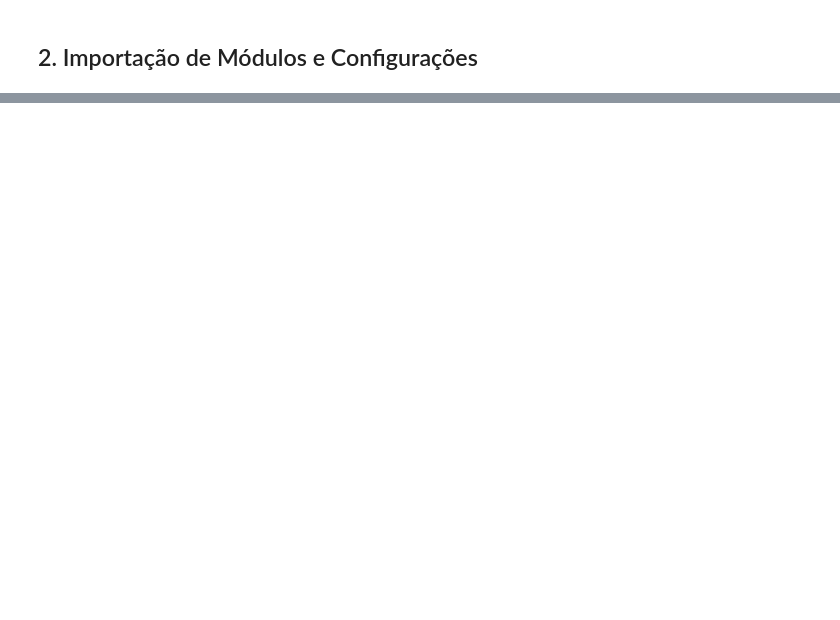
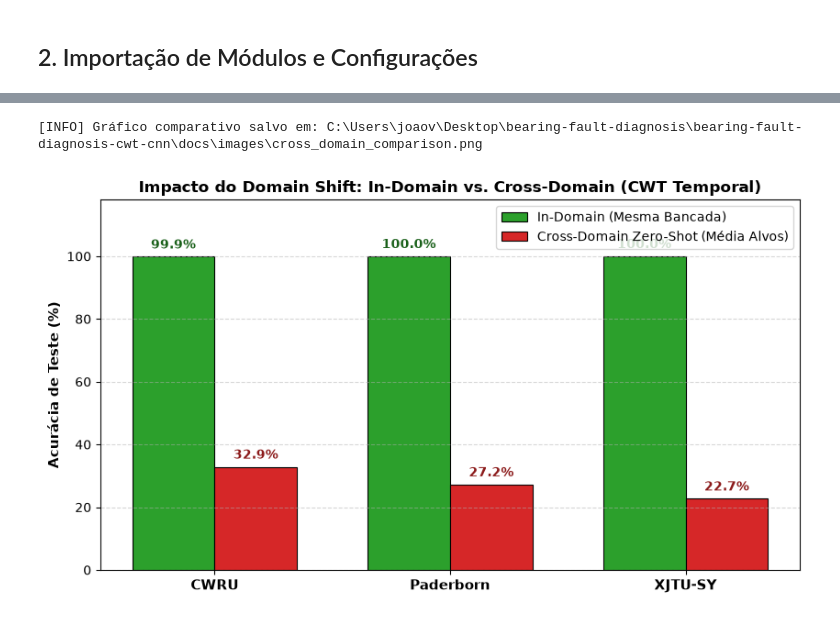
Before and after one commit to jvkauer/bearing-fault-diagnosis-cwt-cnn, a Jupyter notebook: notebooks/3_cross_domain/01_avaliacao_cruzada_tempo.ipynb, the cells around one changed output, grey strips where cells are left out. Drawn from its saved outputs; the diff is of its cells as text; code cells hidden in the pictures; blank space fills up the shorter version.

```diff
--- a/notebooks/3_cross_domain/01_avaliacao_cruzada_tempo.ipynb
+++ b/notebooks/3_cross_domain/01_avaliacao_cruzada_tempo.ipynb
@@ -264,35 +368,40 @@ Comparamos o desempenho quando o modelo é testado no mesmo domínio (*In-Domain
 # %%
-fig, ax = plt.subplots(figsize=(8, 4.5))
-labels_bar = ['CWRU Test Set', 'Paderborn Test Set']
-cwru_model_accs = [99.83, acc_cwru_on_paderborn]
-pad_model_accs = [acc_paderborn_on_cwru, 98.50]  # Ajuste com o valor real do treino de Paderborn
-
-x = np.arange(len(labels_bar))
+fig, ax = plt.subplots(figsize=(8.5, 4.8))
+x = np.arange(len(matrix_names))
 width = 0.35
 
-rects1 = ax.bar(x - width/2, cwru_model_accs, width, label='Modelo Treinado no CWRU', color='#1f77b4')
-rects2 = ax.bar(x + width/2, pad_model_accs, width, label='Modelo Treinado no Paderborn', color='#ff7f0e')
+in_domain_vals = [heat_matrix[i, i] for i in range(3)]
+cross_domain_vals = []
+for i in range(3):
+    cross_vals = [heat_matrix[i, j] for j in range(3) if i != j]
+    cross_domain_vals.append(np.mean(cross_vals))
 
-ax.set_ylabel('Acurácia no Teste (%)', fontweight='bold')
-ax.set_title('Impacto do Domain Shift: In-Domain vs. Cross-Domain Evaluation', fontweight='bold', fontsize=12)
+rects1 = ax.bar(x - width/2, in_domain_vals, width, label="In-Domain (Mesma Bancada)", color="#2ca02c", edgecolor="black", linewidth=0.8)
+rects2 = ax.bar(x + width/2, cross_domain_vals, width, label="Cross-Domain Zero-Shot (Média Alvos)", color="#d62728", edgecolor="black", linewidth=0.8)
+
+ax.set_ylabel("Acurácia de Teste (%)", fontweight="bold", fontsize=11)
+ax.set_title("Impacto do Domain Shift: In-Domain vs. Cross-Domain (CWT Temporal)", fontweight="bold", fontsize=12)
 ax.set_xticks(x)
-ax.set_xticklabels(labels_bar, fontweight='bold')
-ax.set_ylim(0, 110)
-ax.legend()
-ax.grid(True, linestyle='--', alpha=0.5, axis='y')
+ax.set_xticklabels(matrix_names, fontweight="bold", fontsize=11)
+ax.set_ylim(0, 118)
+ax.legend(loc="upper right", fontsize=10)
+ax.grid(True, linestyle="--", alpha=0.5, axis="y")
 
-def autolabel(rects):
-    for rect in rects:
-        height = rect.get_height()
-        ax.annotate(f'{height:.1f}%',
-                    xy=(rect.get_x() + rect.get_width() / 2, height),
-                    xytext=(0, 3),
-                    textcoords="offset points",
-                    ha='center', va='bottom', fontweight='bold')
+for rect in rects1:
+    h = rect.get_height()
+    ax.annotate(f"{h:.1f}%", xy=(rect.get_x() + rect.get_width()/2, h), xytext=(0, 4),
+                textcoords="offset points", ha="center", va="bottom", fontweight="bold", color="#1b611b")
 
-autolabel(rects1)
-autolabel(rects2)
+for rect in rects2:
+    h = rect.get_height()
+    ax.annotate(f"{h:.1f}%", xy=(rect.get_x() + rect.get_width()/2, h), xytext=(0, 4),
+                textcoords="offset points", ha="center", va="bottom", fontweight="bold", color="#8c1b1b")
 
 plt.tight_layout()
-plt.savefig('../../docs/images/cross_domain_comparison.png', dpi=300, bbox_inches='tight')
+bar_path = BASE_DIR / "docs" / "images" / "cross_domain_comparison.png"
+plt.savefig(bar_path, dpi=300, bbox_inches="tight")
+print(f"[INFO] Gráfico comparativo salvo em: {bar_path}")
 plt.show()
+# %% [output]
+[INFO] Gráfico comparativo salvo em: C:\Users\joaov\Desktop\bearing-fault-diagnosis\bearing-fault-diagnosis-cwt-cnn\docs\images\cross_domain_comparison.png
+[figure, added]
```
Also changed, not shown: parts of 19 cells of this notebook, 38 other files.
